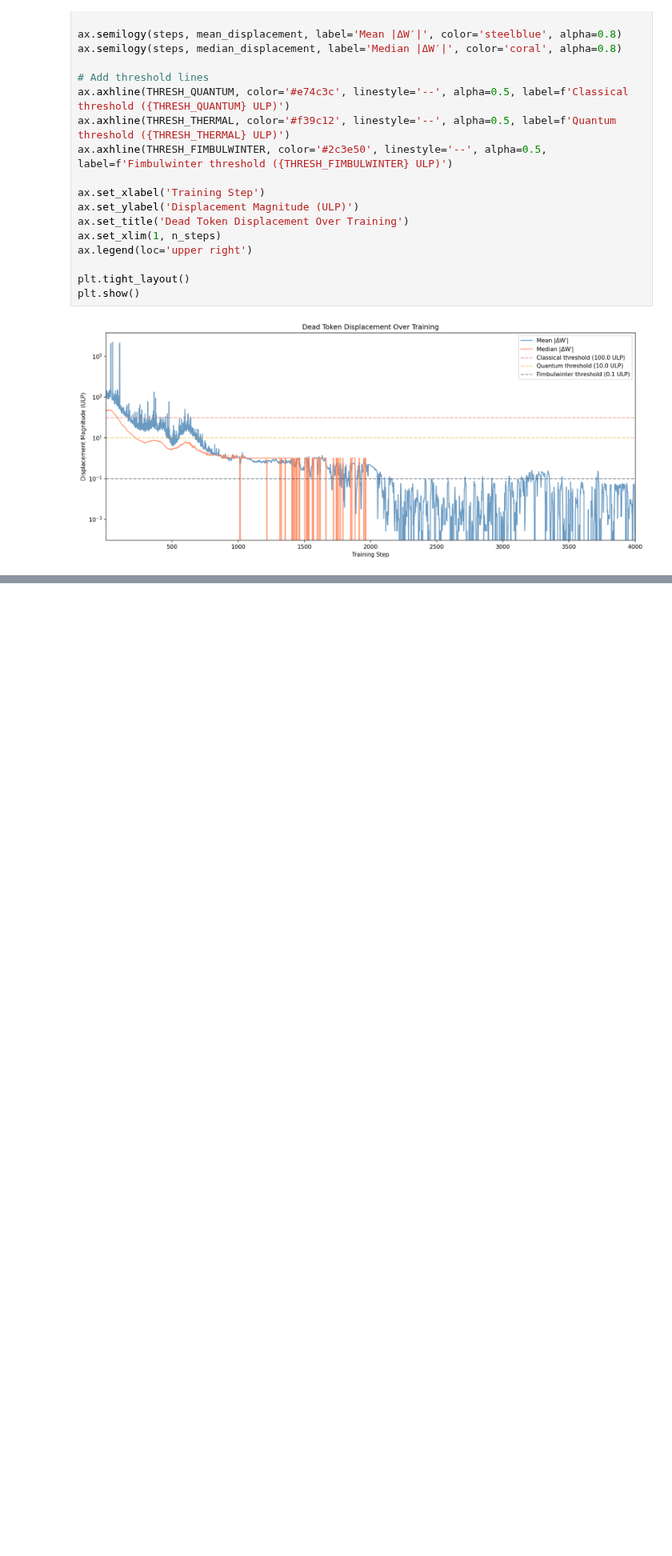
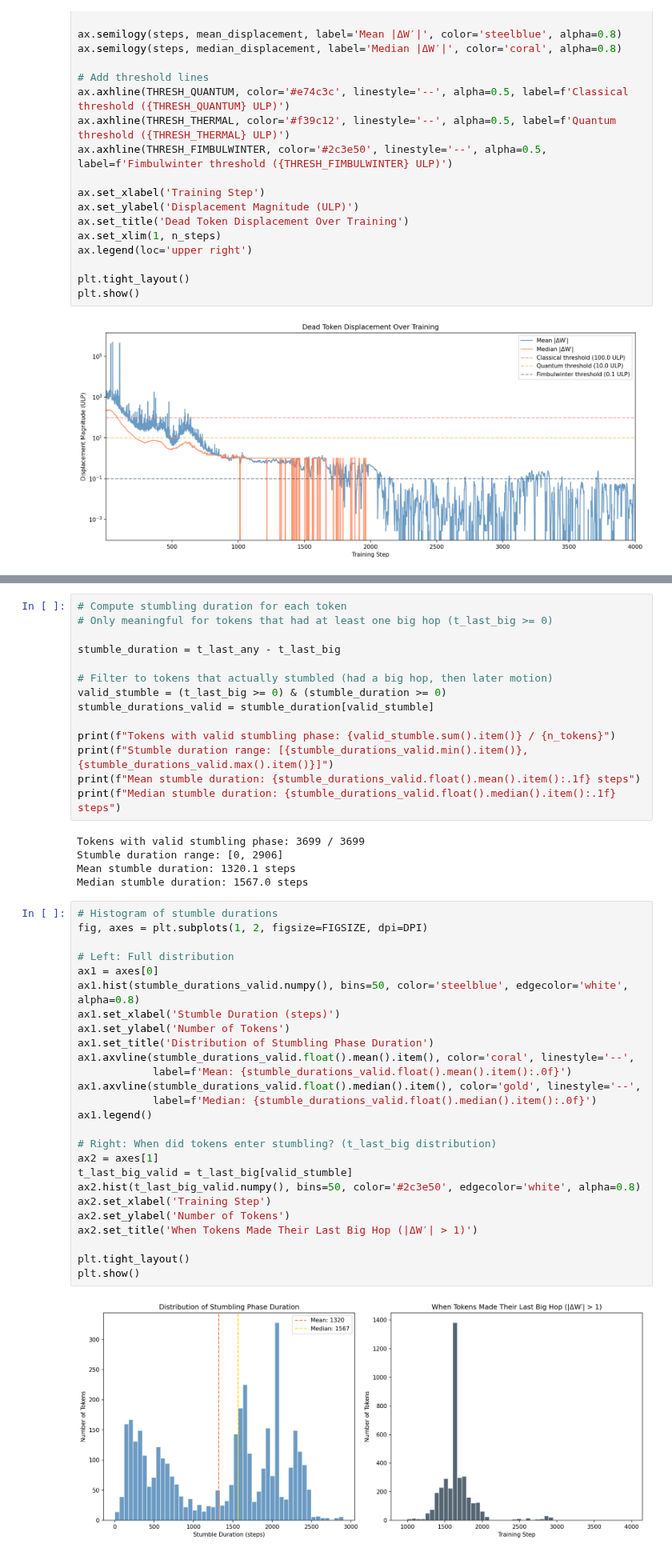
Before and after one commit to Embedding-Space/Azimuth_II, a Jupyter notebook: box_4/notebooks/analysis/phase_transitions.ipynb, the cells around one changed output, grey strips where cells are left out. Shown at 80% size. Drawn from its saved outputs; the diff is of its cells as text; blank space fills up the shorter version.

```diff
--- a/box_4/notebooks/analysis/phase_transitions.ipynb
+++ b/box_4/notebooks/analysis/phase_transitions.ipynb
@@ -197,0 +249,47 @@ plt.show()
+# %%
+# Compute stumbling duration for each token
+# Only meaningful for tokens that had at least one big hop (t_last_big >= 0)
+
+stumble_duration = t_last_any - t_last_big
+
+# Filter to tokens that actually stumbled (had a big hop, then later motion)
+valid_stumble = (t_last_big >= 0) & (stumble_duration >= 0)
+stumble_durations_valid = stumble_duration[valid_stumble]
+
+print(f"Tokens with valid stumbling phase: {valid_stumble.sum().item()} / {n_tokens}")
+print(f"Stumble duration range: [{stumble_durations_valid.min().item()}, {stumble_durations_valid.max().item()}]")
+print(f"Mean stumble duration: {stumble_durations_valid.float().mean().item():.1f} steps")
+print(f"Median stumble duration: {stumble_durations_valid.float().median().item():.1f} steps")
+# %% [output]
+Tokens with valid stumbling phase: 3699 / 3699
+Stumble duration range: [0, 2906]
+Mean stumble duration: 1320.1 steps
+Median stumble duration: 1567.0 steps
+# %%
+# Histogram of stumble durations
+fig, axes = plt.subplots(1, 2, figsize=FIGSIZE, dpi=DPI)
+
+# Left: Full distribution
+ax1 = axes[0]
+ax1.hist(stumble_durations_valid.numpy(), bins=50, color='steelblue', edgecolor='white', alpha=0.8)
+ax1.set_xlabel('Stumble Duration (steps)')
+ax1.set_ylabel('Number of Tokens')
+ax1.set_title('Distribution of Stumbling Phase Duration')
+ax1.axvline(stumble_durations_valid.float().mean().item(), color='coral', linestyle='--',
+            label=f'Mean: {stumble_durations_valid.float().mean().item():.0f}')
+ax1.axvline(stumble_durations_valid.float().median().item(), color='gold', linestyle='--',
+            label=f'Median: {stumble_durations_valid.float().median().item():.0f}')
+ax1.legend()
+
+# Right: When did tokens enter stumbling? (t_last_big distribution)
+ax2 = axes[1]
+t_last_big_valid = t_last_big[valid_stumble]
+ax2.hist(t_last_big_valid.numpy(), bins=50, color='#2c3e50', edgecolor='white', alpha=0.8)
+ax2.set_xlabel('Training Step')
+ax2.set_ylabel('Number of Tokens')
+ax2.set_title('When Tokens Made Their Last Big Hop (|ΔW′| > 1)')
+
+plt.tight_layout()
+plt.show()
+# %% [output]
+[figure, added]
```
Also changed, not shown: parts of 3 cells of this notebook.
